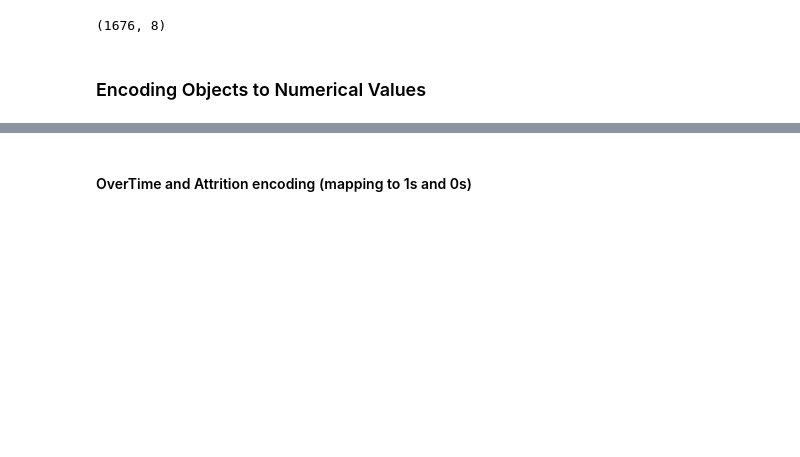
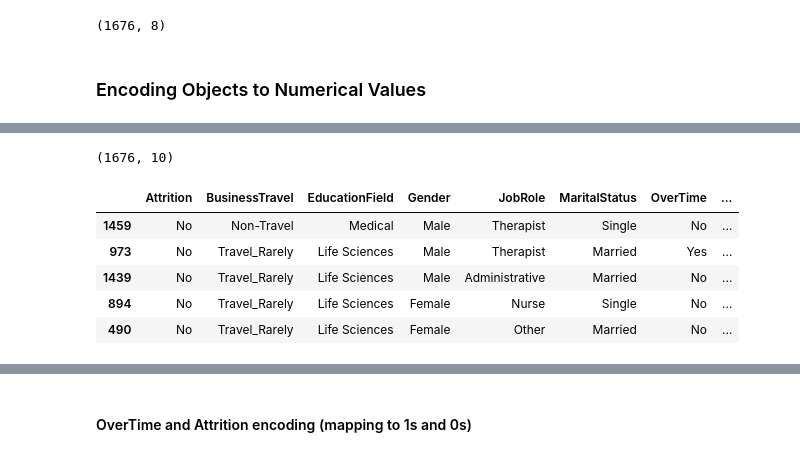
Before and after one commit to Kovindu555/Employee-Attrition-Multiclass-Prediction, a Jupyter notebook: data_trasnformation.ipynb, the cells around one changed output, grey strips where cells are left out. Saved outputs shown, nothing was run; the diff lists cells and outputs as text; code cells hidden in the pictures; blank space fills up the shorter version.

```diff
--- a/data_trasnformation.ipynb
+++ b/data_trasnformation.ipynb
@@ -82,3 +91,15 @@ enc_gender.sample(5)
+# %%
+df = pd.concat([df, enc_department], axis=1).drop(columns=['Department'])
+display(df.shape)
+df.sample(5)
+# %% [output]
+(1676, 10)
+|  | Attrition | BusinessTravel | EducationField | Gender | JobRole | MaritalStatus | OverTime | ... |
+| 1459 | No | Non-Travel | Medical | Male | Therapist | Single | No | ... |
+| 973 | No | Travel_Rarely | Life Sciences | Male | Therapist | Married | Yes | ... |
+| 1439 | No | Travel_Rarely | Life Sciences | Male | Administrative | Married | No | ... |
+| 894 | No | Travel_Rarely | Life Sciences | Female | Nurse | Single | No | ... |
+| 490 | No | Travel_Rarely | Life Sciences | Female | Other | Married | No | ... |
 # %%
 df = pd.concat([df, enc_gender], axis=1).drop(columns=['Gender'])
 display(df.shape)
```
Also changed, not shown: parts of 17 cells of this notebook.
